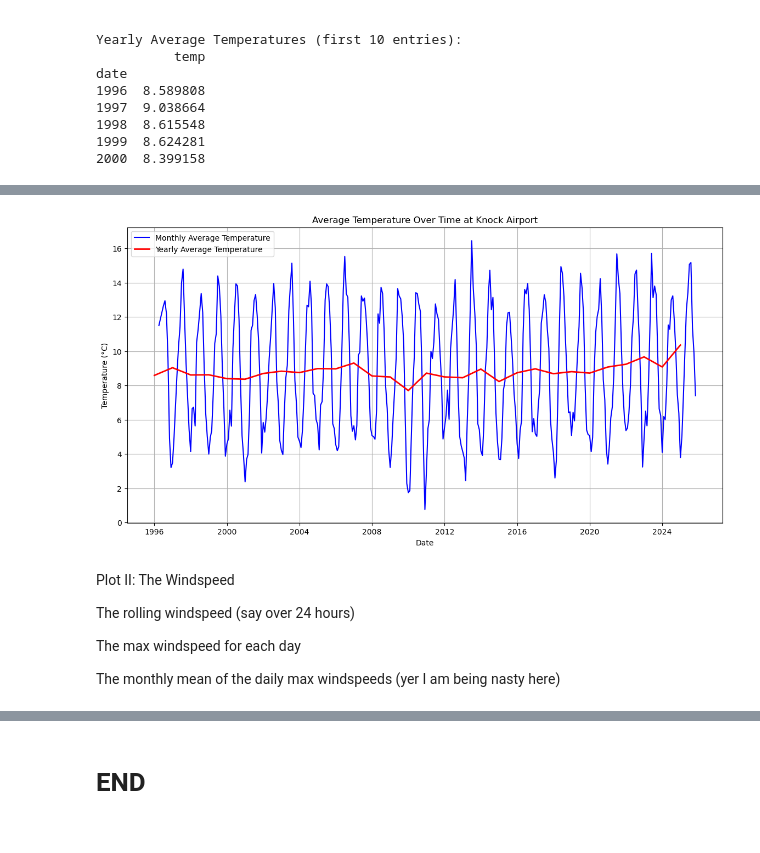
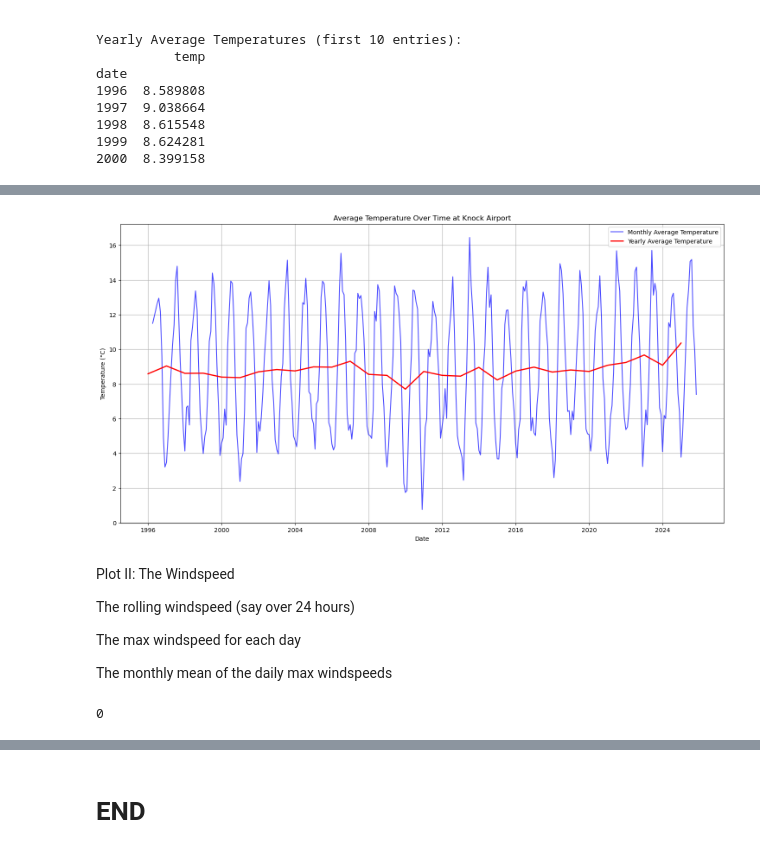
Before and after one commit to marianemcgrath/pfda, a Jupyter notebook: assignment/assignment06_weather.ipynb, the cells around one changed output, grey strips where cells are left out. Cells and saved outputs as stored; diff of their text form; code cells hidden in the pictures.

```diff
--- a/assignment/assignment06_weather.ipynb
+++ b/assignment/assignment06_weather.ipynb
@@ -110,10 +98,8 @@ datetime64[ns]
 4   1996-07-31 11:00:00
 Name: date, dtype: datetime64[ns]
 # %%
-# setting date to index and sorting by index to ensure data is sorted properly
-# Check if 'date' is already the index, if not, set it as index
-if 'date' in df.columns:
-    df.set_index('date', inplace=True)
+# Set date as index and sorting by index to ensure data is sorted properly
+if 'date' in df.columns: df.set_index('date', inplace=True)
 
 # sort values
 sorted_index = df.index.sort_values()
@@ -187,16 +162,16 @@ plt.show()
 # %%
 # And, but it looks a bit hard to read, so we'll use matplotlib to plot both the average temperatures monthly and yearly over time
-plt.figure(figsize=(14, 7))
-plt.plot(show_monthly.index.to_timestamp(), show_monthly['temp'], label='Monthly Average Temperature', color='blue')
+plt.figure(figsize=(18,9))
+plt.plot(show_monthly.index.to_timestamp(), show_monthly['temp'], label='Monthly Average Temperature', color='blue', alpha=0.7)
 plt.plot(show_yearly.index.to_timestamp(), show_yearly['temp'], label='Yearly Average Temperature', color='red', linewidth=2)
 plt.title('Average Temperature Over Time at Knock Airport')
 plt.xlabel('Date')
 plt.ylabel('Temperature (°C)')
-plt.legend()
-plt.grid(True)
+plt.legend(['Monthly Average Temperature', 'Yearly Average Temperature'])
+plt.grid()
 plt.show()
 # %% [output]
-[figure, old version]
+[figure, new version]
 # %% [markdown]
 Plot II: The Windspeed
 
@@ -204,4 +179,11 @@ The rolling windspeed (say over 24 hours)
 
 The max windspeed for each day
 
-The monthly mean of the daily max windspeeds (yer I am being nasty here)
+The monthly mean of the daily max windspeeds
+# %%
+# Checking for missing values in the Windspeed ('wdsp') column
+df['wdsp'].isna().sum()
+
+# Source: https://www.datacamp.com/tutorial/python-nan-missing-values-in-python?utm_cid=19589720821&utm_aid=157156375191&utm_campaign=230119_1-ps-other~dsa~tofu_2-b2c_3-emea_4-prc_5-na_6-na_7-le_8-pdsh-go_9-nb-e_10-na_11-na&utm_loc=1007846-&utm_mtd=-c&utm_kw=&utm_source=google&utm_medium=paid_search&utm_content=ps-other~emea-en~dsa~tofu~tutorial~python&gad_source=1&gad_campaignid=19589720821&gbraid=0AAAAADQ9WsFcrd7oO4ZwUs58vvTLrALU2&gclid=Cj0KCQiAosrJBhD0ARIsAHebCNrJ1WkoCJIBNogVrpcrjpxq1BgQyiacpSj1M8fmrNU5LyIYEEFyVm0aAlSQEALw_wcB
+# %% [output]
+0
```
Also changed, not shown: parts of 20 cells of this notebook, 4 other files.
